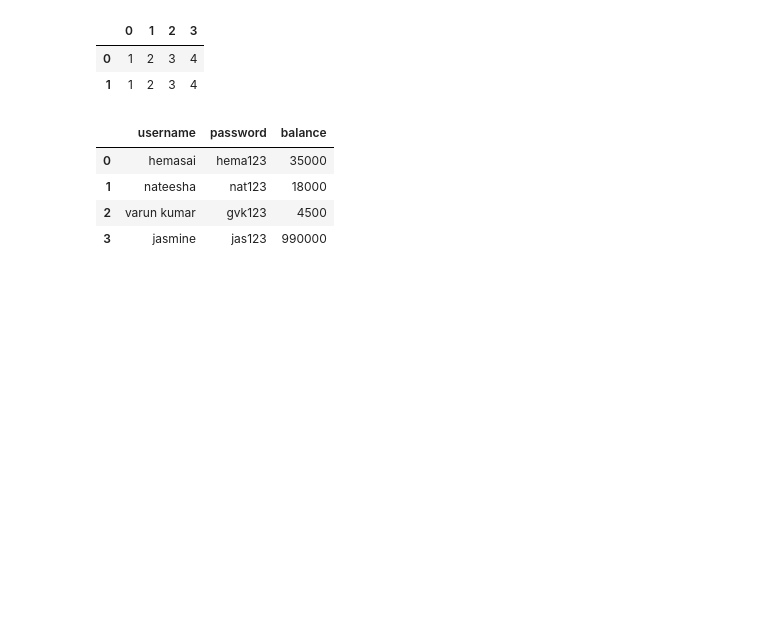
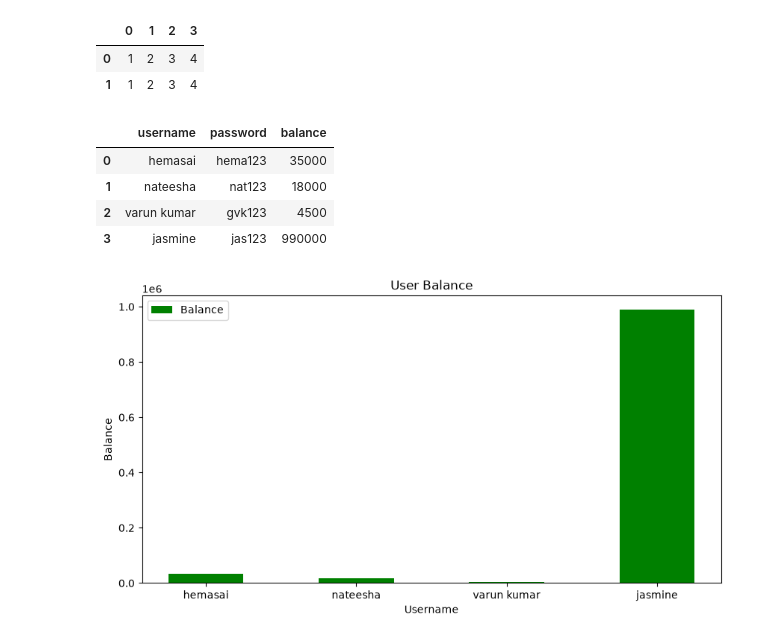
Before and after one commit to director-ram/AIT-fullstack, a Jupyter notebook: python/data_science_python/example.ipynb, the cells around one changed output. Drawn from its saved outputs; the diff is of its cells as text; code cells hidden in the pictures; blank space fills up the shorter version.

```diff
--- a/python/data_science_python/example.ipynb
+++ b/python/data_science_python/example.ipynb
@@ -52,3 +52,15 @@ users
 | 1 | nateesha | nat123 | 18000 |
 | 2 | varun kumar | gvk123 | 4500 |
 | 3 | jasmine | jas123 | 990000 |
+# %%
+import matplotlib.pyplot as plt
+
+plt.figure(figsize=(10,5))
+plt.bar(users["username"], users["balance"],color="green",width=0.5, label="Balance")
+plt.xlabel("Username")
+plt.ylabel("Balance")
+plt.title("User Balance")
+plt.legend()
+plt.show()
+# %% [output]
+[figure, added]
```
Also changed, not shown: parts of 1 cell of this notebook.
